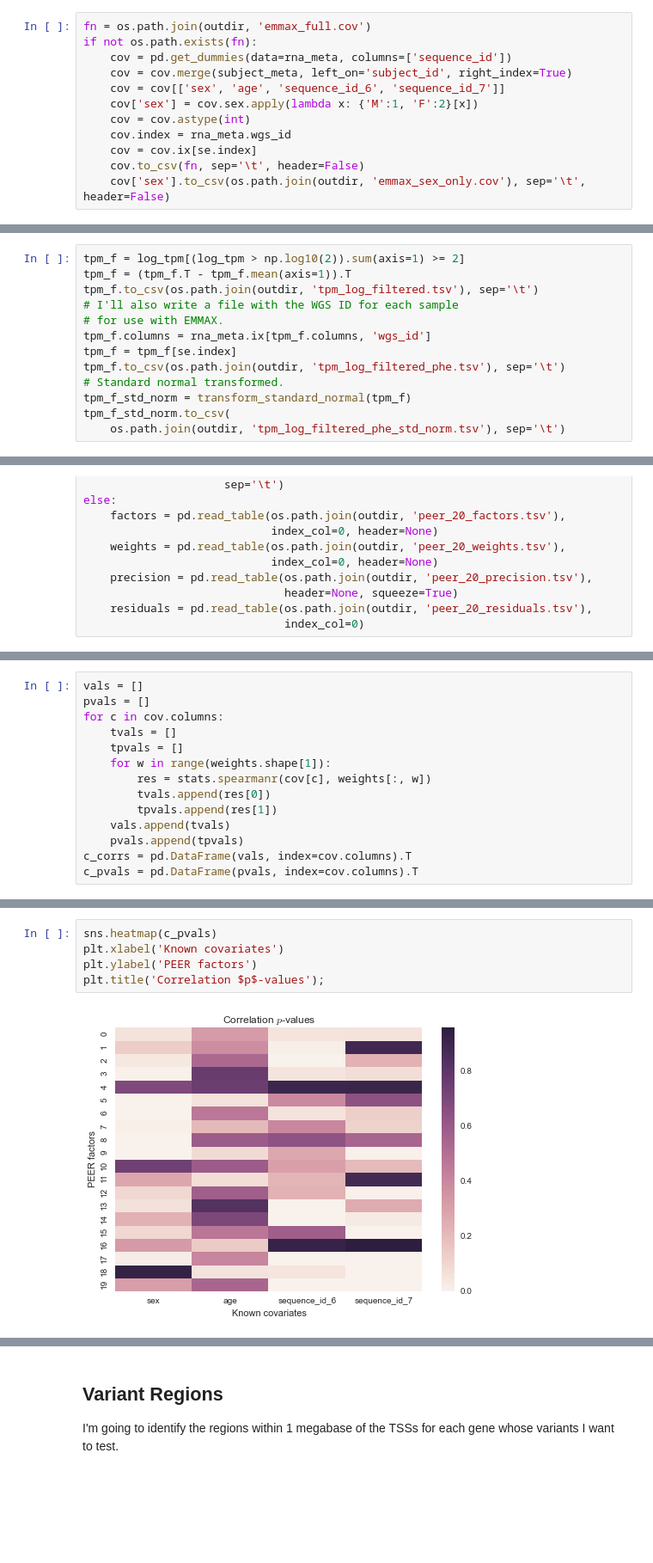
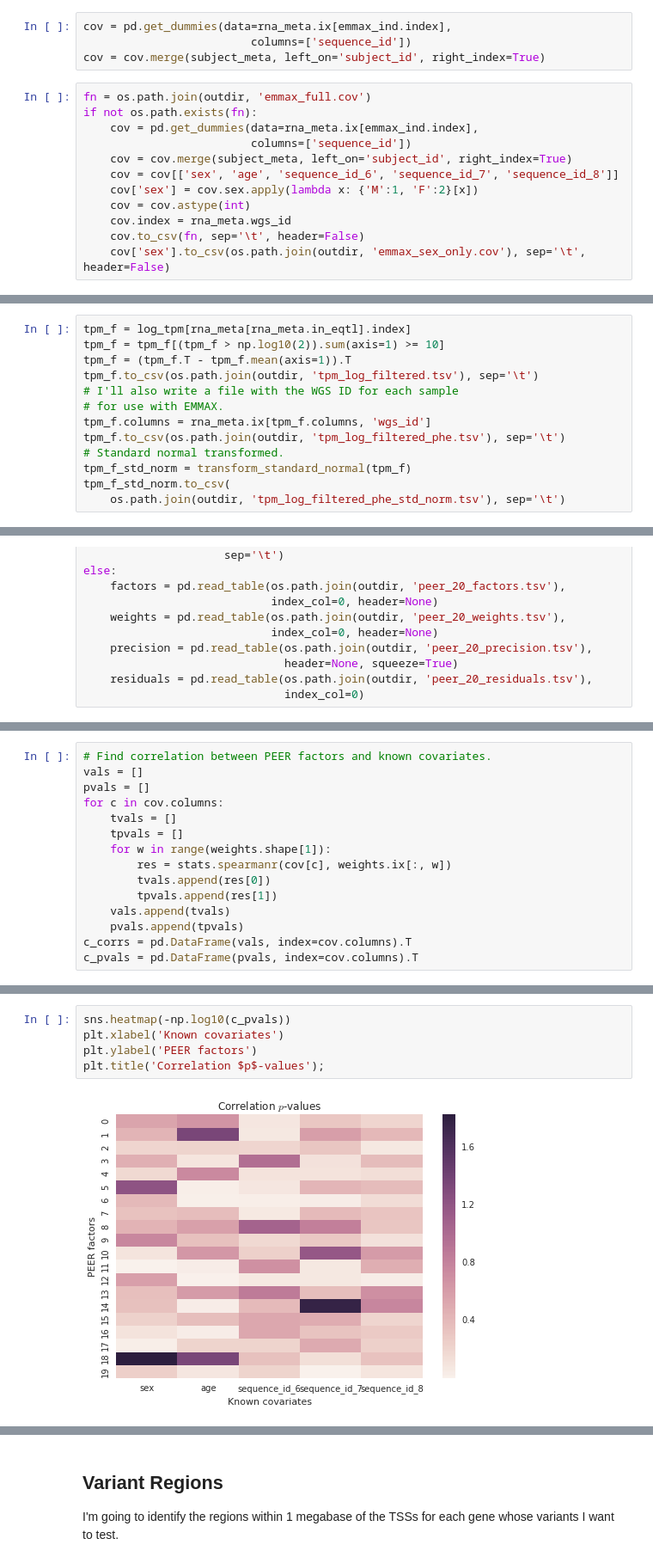
Before and after one commit to frazer-lab/cardips-ipsc-eqtl, a Jupyter notebook: notebooks/eQTL Input.ipynb, the cells around one changed output, grey strips where cells are left out. Shown at 86% size. Cells and saved outputs as stored; diff of their text form; blank space fills up the shorter version.

```diff
--- a/notebooks/eQTL Input.ipynb
+++ b/notebooks/eQTL Input.ipynb
@@ -185,12 +268,16 @@ if not os.path.exists(fn):
+# %%
+cov = pd.get_dummies(data=rna_meta.ix[emmax_ind.index],
+                         columns=['sequence_id'])
+cov = cov.merge(subject_meta, left_on='subject_id', right_index=True)
 # %%
 fn = os.path.join(outdir, 'emmax_full.cov')
 if not os.path.exists(fn):
-    cov = pd.get_dummies(data=rna_meta, columns=['sequence_id'])
+    cov = pd.get_dummies(data=rna_meta.ix[emmax_ind.index],
+                         columns=['sequence_id'])
     cov = cov.merge(subject_meta, left_on='subject_id', right_index=True)
-    cov = cov[['sex', 'age', 'sequence_id_6', 'sequence_id_7']]
+    cov = cov[['sex', 'age', 'sequence_id_6', 'sequence_id_7', 'sequence_id_8']]
     cov['sex'] = cov.sex.apply(lambda x: {'M':1, 'F':2}[x])
     cov = cov.astype(int)
     cov.index = rna_meta.wgs_id
-    cov = cov.ix[se.index]
     cov.to_csv(fn, sep='\t', header=False)
     cov['sex'].to_csv(os.path.join(outdir, 'emmax_sex_only.cov'), sep='\t', header=False)
@@ -209,11 +288,11 @@ they might have used a different cutoff (10?) for testing for eQTLs.
 # %%
-tpm_f = log_tpm[(log_tpm > np.log10(2)).sum(axis=1) >= 2]
+tpm_f = log_tpm[rna_meta[rna_meta.in_eqtl].index]
+tpm_f = tpm_f[(tpm_f > np.log10(2)).sum(axis=1) >= 10]
 tpm_f = (tpm_f.T - tpm_f.mean(axis=1)).T
 tpm_f.to_csv(os.path.join(outdir, 'tpm_log_filtered.tsv'), sep='\t')
 # I'll also write a file with the WGS ID for each sample
 # for use with EMMAX.
 tpm_f.columns = rna_meta.ix[tpm_f.columns, 'wgs_id']
-tpm_f = tpm_f[se.index]
 tpm_f.to_csv(os.path.join(outdir, 'tpm_log_filtered_phe.tsv'), sep='\t')
 # Standard normal transformed.
 tpm_f_std_norm = transform_standard_normal(tpm_f)
@@ -266,11 +345,12 @@ with sns.axes_style('whitegrid'):
 # %%
+# Find correlation between PEER factors and known covariates.
 vals = []
 pvals = []
 for c in cov.columns:
     tvals = []
     tpvals = []
     for w in range(weights.shape[1]):
-        res = stats.spearmanr(cov[c], weights[:, w])
+        res = stats.spearmanr(cov[c], weights.ix[:, w])
         tvals.append(res[0])
         tpvals.append(res[1])
     vals.append(tvals)
@@ -305,10 +386,10 @@ plt.savefig(os.path.join(outdir, 'peer_cov_corr.pdf'))
 # %%
-sns.heatmap(c_pvals)
+sns.heatmap(-np.log10(c_pvals))
 plt.xlabel('Known covariates')
 plt.ylabel('PEER factors')
 plt.title('Correlation $p$-values');
 # %% [output]
-[figure, old version]
+[figure, new version]
 # %%
 sns.heatmap(f_corrs)
 plt.xlabel('Family ID')
```
Also changed, not shown: parts of 37 cells of this notebook, 4 other files.
